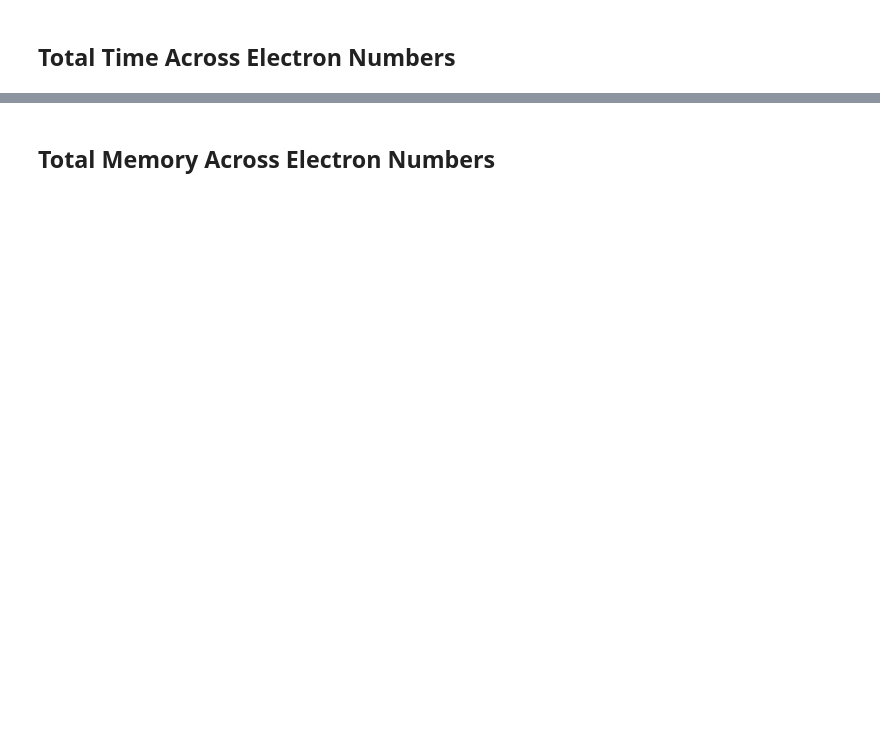
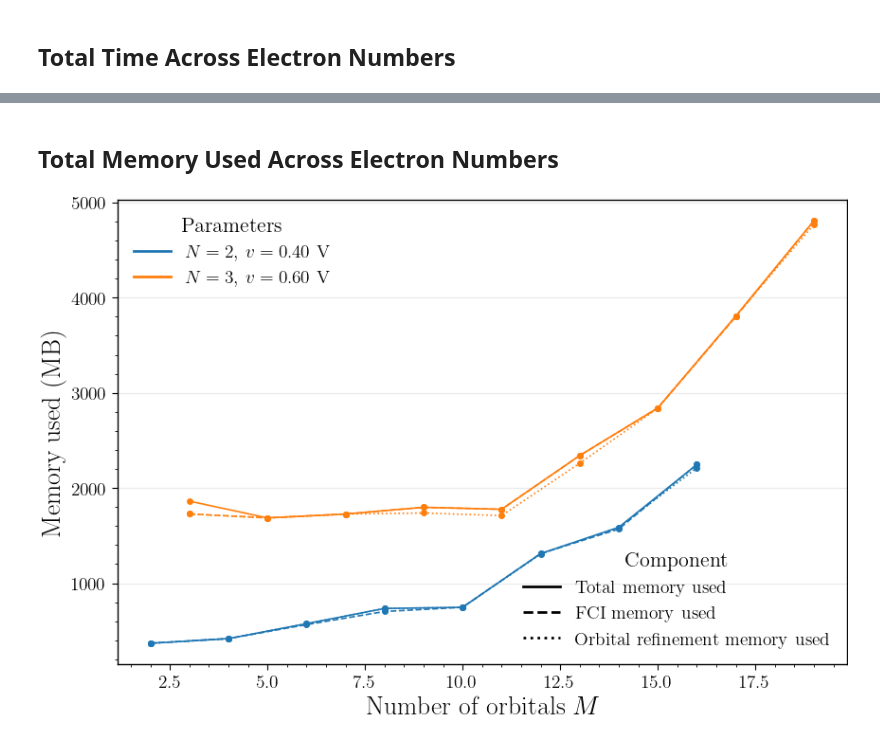
Before and after one commit to LeanderReascos/QDots, a Jupyter notebook: charge_stability/single_dot_results.ipynb, the cells around one changed output, grey strips where cells are left out. Drawn from its saved outputs; the diff is of its cells as text; code cells hidden in the pictures; blank space fills up the shorter version.

```diff
--- a/charge_stability/single_dot_results.ipynb
+++ b/charge_stability/single_dot_results.ipynb
@@ -463,43 +477,43 @@ plt.show()
 # %% [markdown]
-## Total Memory Across Electron Numbers
+## Total Memory Used Across Electron Numbers
 # %%
+# Memory is not additive across profiler stages; use peak resident memory.
 profile_total_memory = (
     profile_df
     .groupby(['N', 'v', 'n_orbitals'], as_index=False)
-    .agg(total_memory_change_MB=('memory_change_MB', 'sum'))
+    .agg(total_memory_used_MB=('memory_after_MB', 'max'))
 )
 
 stage_total_memory = (
     iteration_profile_df[iteration_profile_df['stage'].isin(['FCI', 'Orbital refinement'])]
     .groupby(['N', 'v', 'n_orbitals', 'stage'], as_index=False)
-    .agg(memory_change_MB=('memory_change_MB', 'sum'))
+    .agg(memory_used_MB=('memory_after_MB', 'max'))
     .pivot_table(
         index=['N', 'v', 'n_orbitals'],
         columns='stage',
-        values='memory_change_MB',
-        fill_value=0.0,
+        values='memory_used_MB',
     )
     .reset_index()
     .rename(columns={
-        'FCI': 'total_fci_memory_change_MB',
-        'Orbital refinement': 'total_orbital_refinement_memory_change_MB',
+        'FCI': 'fci_memory_used_MB',
+        'Orbital refinement': 'orbital_refinement_memory_used_MB',
     })
 )
 
 combination_memory_totals = (
     profile_total_memory
     .merge(stage_total_memory, on=['N', 'v', 'n_orbitals'], how='left')
-    .fillna({
-        'total_fci_memory_change_MB': 0.0,
-        'total_orbital_refinement_memory_change_MB': 0.0,
-    })
     .sort_values(['N', 'v', 'n_orbitals'])
 )
 
+for column in ['fci_memory_used_MB', 'orbital_refinement_memory_used_MB']:
+    if column not in combination_memory_totals:
+        combination_memory_totals[column] = np.nan
+
 memory_line_styles = {
-    'total_memory_change_MB': ('-', 'Total memory change'),
-    'total_fci_memory_change_MB': ('--', 'Total FCI memory change'),
-    'total_orbital_refinement_memory_change_MB': (':', 'Total orbital refinement memory change'),
+    'total_memory_used_MB': ('-', 'Total memory used'),
+    'fci_memory_used_MB': ('--', 'FCI memory used'),
+    'orbital_refinement_memory_used_MB': (':', 'Orbital refinement memory used'),
 }
 
 series_keys = list(combination_memory_totals[['N', 'v']].drop_duplicates().itertuples(index=False, name=None))
@@ -513,33 +527,34 @@ for key in series_keys:
         (combination_memory_totals['v'] == voltage)
     ]
 
     for column, (line_style, label) in memory_line_styles.items():
         ax.plot(
             data_nv['n_orbitals'],
             data_nv[column],
             linestyle=line_style,
             marker='o',
             color=series_colors[key],
         )
 
-ax.axhline(0, color='black', linewidth=0.8, alpha=0.35)
 ax.set_xlabel('Number of orbitals $M$')
-ax.set_ylabel('Total memory change (MB)')
+ax.set_ylabel('Memory used (MB)')
 ax.grid(True, axis='y', alpha=0.25)
 
 series_handles = [
     Line2D([0], [0], color=series_colors[key], lw=2, label=f'$N={int(key[0])}$, $v={key[1]:.2f}$ V')
     for key in series_keys
 ]
 style_handles = [
     Line2D([0], [0], color='black', lw=2, linestyle=line_style, label=label)
     for line_style, label in memory_line_styles.values()
 ]
 
 series_legend = ax.legend(handles=series_handles, title='Parameters', loc='upper left', frameon=False)
 ax.add_artist(series_legend)
 ax.legend(handles=style_handles, title='Component', loc='lower right', frameon=False)
 
 fig.tight_layout()
-save_current_figure(fig, 'single_dot_total_memory_components')
+save_current_figure(fig, 'single_dot_total_memory_used_components')
 plt.show()
+# %% [output]
+[figure, added]
```
Also changed, not shown: parts of 6 cells of this notebook, 28 other files.
